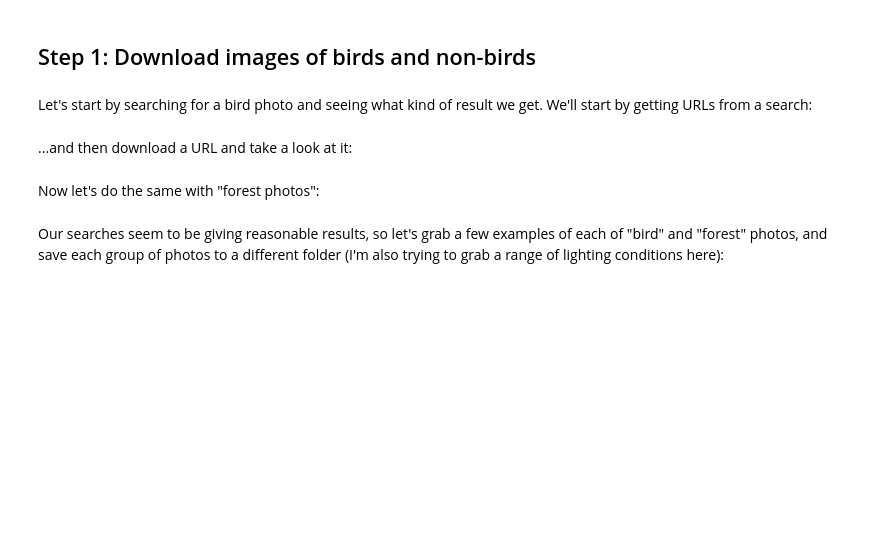
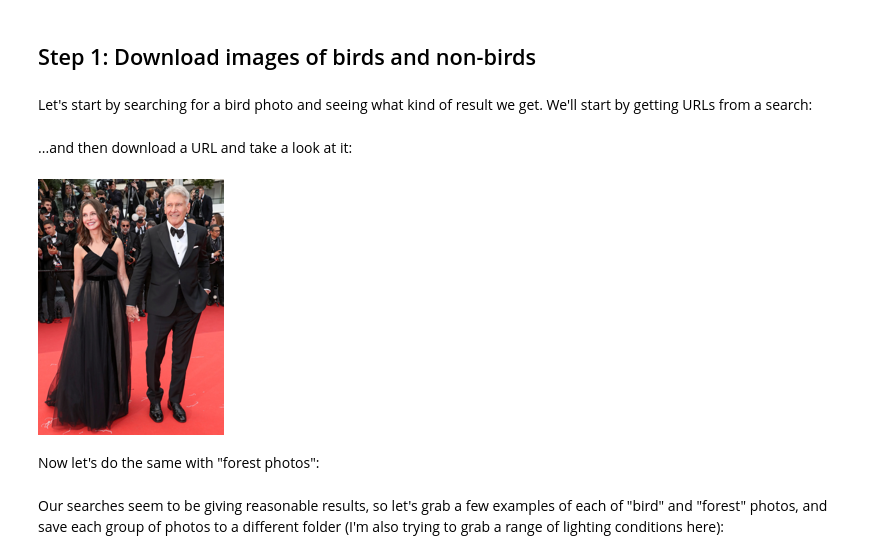
Before and after one commit to atoscram/fastai-is-it-dennis-quaid-or-harrison-ford, a Jupyter notebook: is-it-dennis-quaid-or-harrison-ford.ipynb, the cells around one changed output. Saved outputs shown, nothing was run; the diff lists cells and outputs as text; code cells hidden in the pictures; blank space fills up the shorter version.

```diff
--- a/is-it-dennis-quaid-or-harrison-ford.ipynb
+++ b/is-it-dennis-quaid-or-harrison-ford.ipynb
@@ -53,14 +53,16 @@ urls[0]
 # %%
 from fastdownload import download_url
 dest = 'harrison ford.jpg'
-download_url(urls[0], dest, show_progress=False)
+#download_url(urls[0], dest, show_progress=False)
 
 from fastai.vision.all import *
-#from bing_image_downloader import downloader
+from bing_image_downloader import downloader
 
 #downloader.download(f'harrison ford', limit=5,  output_dir="test", adult_filter_off=True, force_replace=False, timeout=60, verbose=True)
 im = Image.open(dest)
 im.to_thumb(256,256)
+# %% [output]
+[figure, added]
 # %% [markdown]
 Now let's do the same with "forest photos":
 # %%
```
Also changed, not shown: parts of 4 cells of this notebook.
